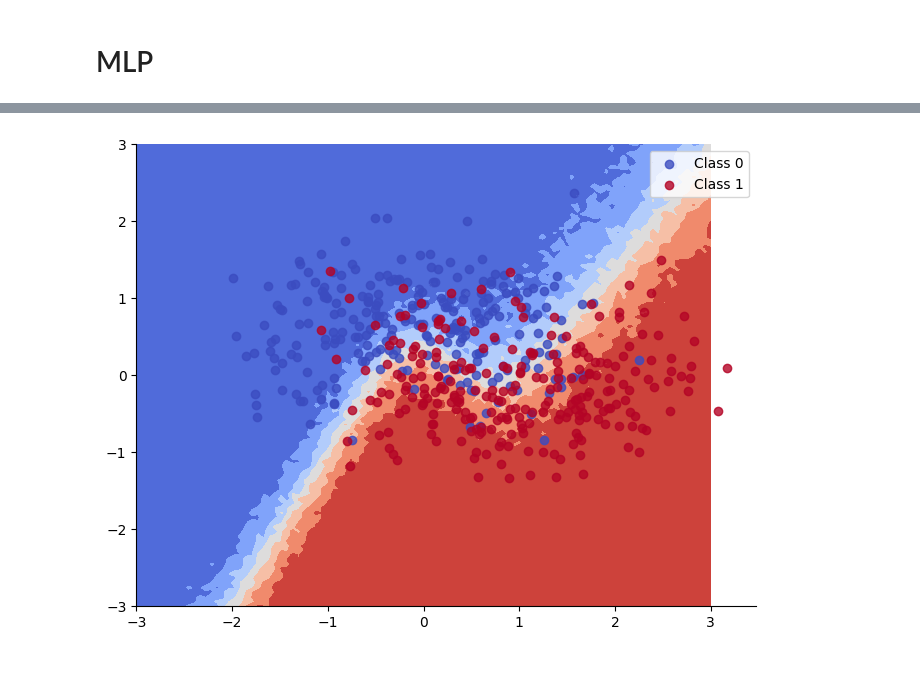
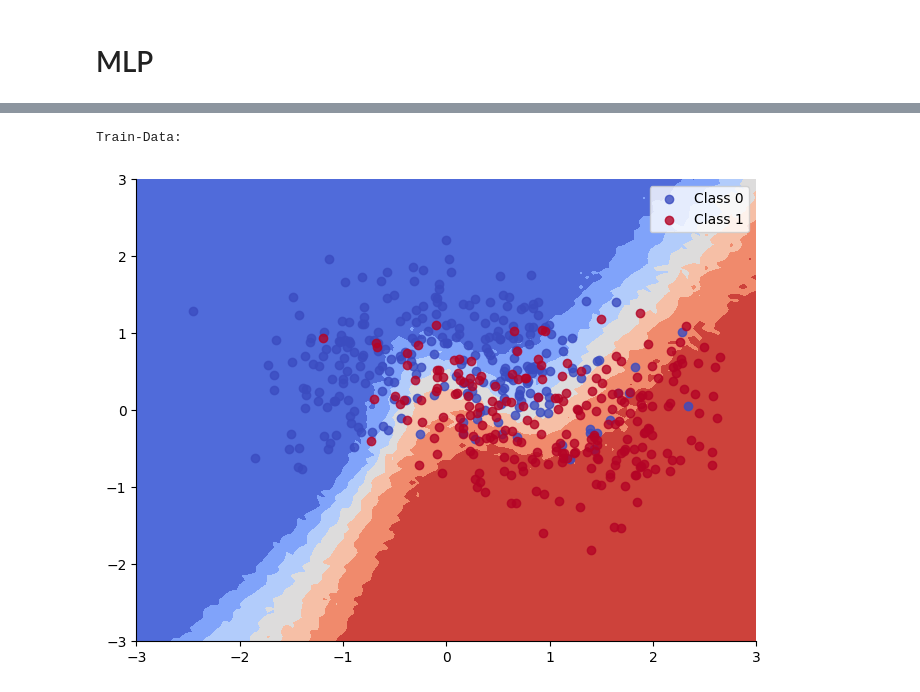
Before and after one commit to LuisFiegl/SteinVI, a Jupyter notebook: single_bnn_withSVGD.ipynb, the cells around one changed output, grey strips where cells are left out. Cells and saved outputs as stored; diff of their text form; code cells hidden in the pictures.

```diff
--- a/single_bnn_withSVGD.ipynb
+++ b/single_bnn_withSVGD.ipynb
@@ -99,7 +99,7 @@ def fit_and_eval(
     Y_train,
     X_test,
     grid,
-    num_samples=200
+    num_samples=400
 ):
     (
         init_key,
@@ -115,7 +115,7 @@ def fit_and_eval(
     # initialization
     logprob = partial(logdensity_fn, X=X_train, Y=Y_train, model=model, unravel_function = unravel_fct)
 
-    num_particles = 100
+    num_particles = 200
     num_bnn_parameters = sum(p.size for p in jax.tree_util.tree_flatten(initial_position)[0])
     initial_particles = jax.random.normal(jax.random.PRNGKey(3),shape=(num_particles,num_bnn_parameters))
 
@@ -191,18 +191,27 @@ Test accuracy = 81.20%
 # %%
-def plot_decision_surfaces_non_hierarchical():
+def plot_decision_surfaces_non_hierarchical(train = True):
     fig, ax = plt.subplots(figsize=(8, 6))
     ax.contourf(
         grid[:, 0].reshape(100, 100),
         grid[:, 1].reshape(100, 100),
         ppc_grid_single[...].mean(axis=0).reshape(100, 100),
         cmap=cmap,
     )
-    for i in range(2):
-        ax.scatter(
-            Xs_train[Ys_train == i, 0], Xs_train[Ys_train == i, 1],
-            color=cmap(float(i)), label=f"Class {i}", alpha=.8)
+    if train == True:
+        print("Train-Data:")
+        for i in range(2):
+            ax.scatter(
+                Xs_train[Ys_train == i, 0], Xs_train[Ys_train == i, 1],
+                color=cmap(float(i)), label=f"Class {i}", alpha=.8)
+    else:
+        print("Test-Data:")
+        for i in range(2):
+            ax.scatter(
+                Xs_test[Ys_test == i, 0], Xs_test[Ys_test == i, 1],
+                color=cmap(float(i)), label=f"Class {i}", alpha=.8)
     ax.legend()
 
 plot_decision_surfaces_non_hierarchical()
 # %% [output]
+Train-Data:
-[figure, old version]
+[figure, new version]
```
Also changed, not shown: parts of 4 cells of this notebook.
